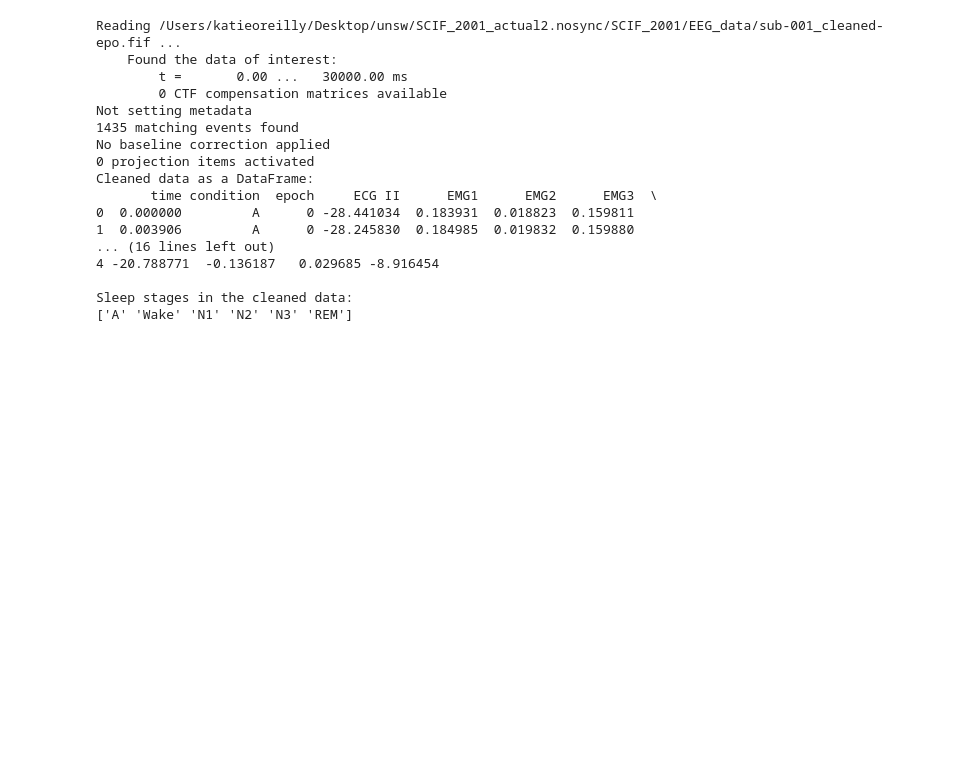
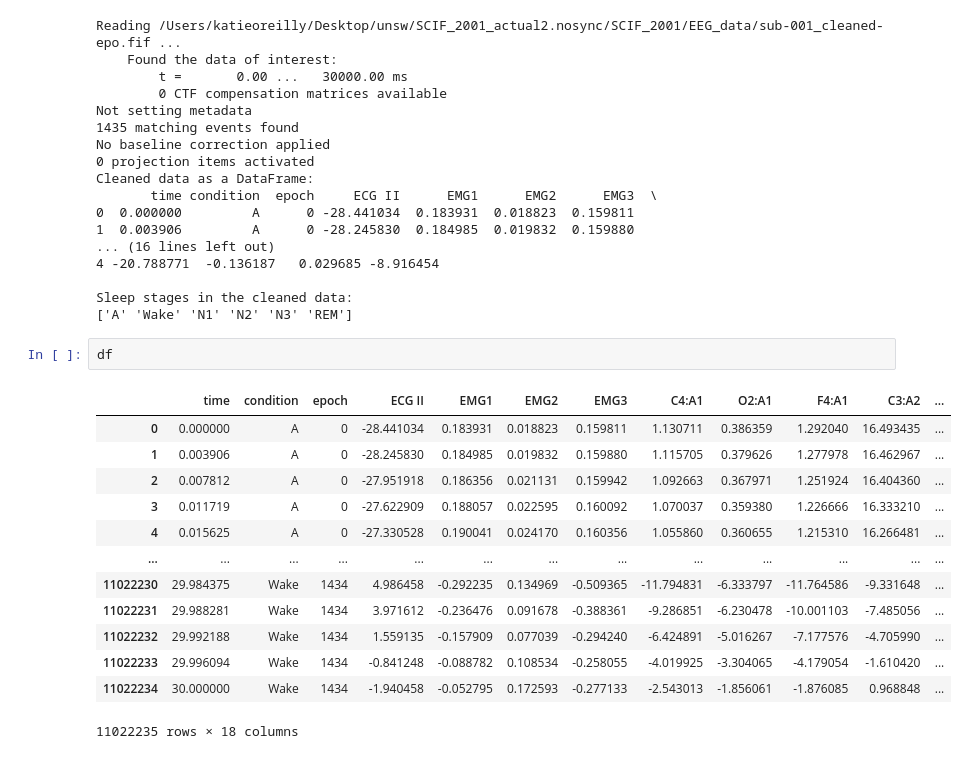
Before and after one commit to Kat50598/SCIF2001_project, a Jupyter notebook: notebooks/data_pre_processing.ipynb, the cells around one changed output. Saved outputs shown, nothing was run; the diff lists cells and outputs as text; blank space fills up the shorter version.

```diff
--- a/notebooks/data_pre_processing.ipynb
+++ b/notebooks/data_pre_processing.ipynb
@@ -224,3 +224,19 @@ Cleaned data as a DataFrame:
 
 Sleep stages in the cleaned data:
 ['A' 'Wake' 'N1' 'N2' 'N3' 'REM']
+# %%
+df
+# %% [output]
+|  | time | condition | epoch | ECG II | EMG1 | EMG2 | EMG3 | C4:A1 | O2:A1 | F4:A1 | C3:A2 | ... |
+| 0 | 0.000000 | A | 0 | -28.441034 | 0.183931 | 0.018823 | 0.159811 | 1.130711 | 0.386359 | 1.292040 | 16.493435 | ... |
+| 1 | 0.003906 | A | 0 | -28.245830 | 0.184985 | 0.019832 | 0.159880 | 1.115705 | 0.379626 | 1.277978 | 16.462967 | ... |
+| 2 | 0.007812 | A | 0 | -27.951918 | 0.186356 | 0.021131 | 0.159942 | 1.092663 | 0.367971 | 1.251924 | 16.404360 | ... |
+| 3 | 0.011719 | A | 0 | -27.622909 | 0.188057 | 0.022595 | 0.160092 | 1.070037 | 0.359380 | 1.226666 | 16.333210 | ... |
+| 4 | 0.015625 | A | 0 | -27.330528 | 0.190041 | 0.024170 | 0.160356 | 1.055860 | 0.360655 | 1.215310 | 16.266481 | ... |
+| ... | ... | ... | ... | ... | ... | ... | ... | ... | ... | ... | ... | ... |
+| 11022230 | 29.984375 | Wake | 1434 | 4.986458 | -0.292235 | 0.134969 | -0.509365 | -11.794831 | -6.333797 | -11.764586 | -9.331648 | ... |
+| 11022231 | 29.988281 | Wake | 1434 | 3.971612 | -0.236476 | 0.091678 | -0.388361 | -9.286851 | -6.230478 | -10.001103 | -7.485056 | ... |
+| 11022232 | 29.992188 | Wake | 1434 | 1.559135 | -0.157909 | 0.077039 | -0.294240 | -6.424891 | -5.016267 | -7.177576 | -4.705990 | ... |
+| 11022233 | 29.996094 | Wake | 1434 | -0.841248 | -0.088782 | 0.108534 | -0.258055 | -4.019925 | -3.304065 | -4.179054 | -1.610420 | ... |
+| 11022234 | 30.000000 | Wake | 1434 | -1.940458 | -0.052795 | 0.172593 | -0.277133 | -2.543013 | -1.856061 | -1.876085 | 0.968848 | ... |
+11022235 rows × 18 columns
```
Also changed, not shown: parts of 11 cells of this notebook, 3 other files.
